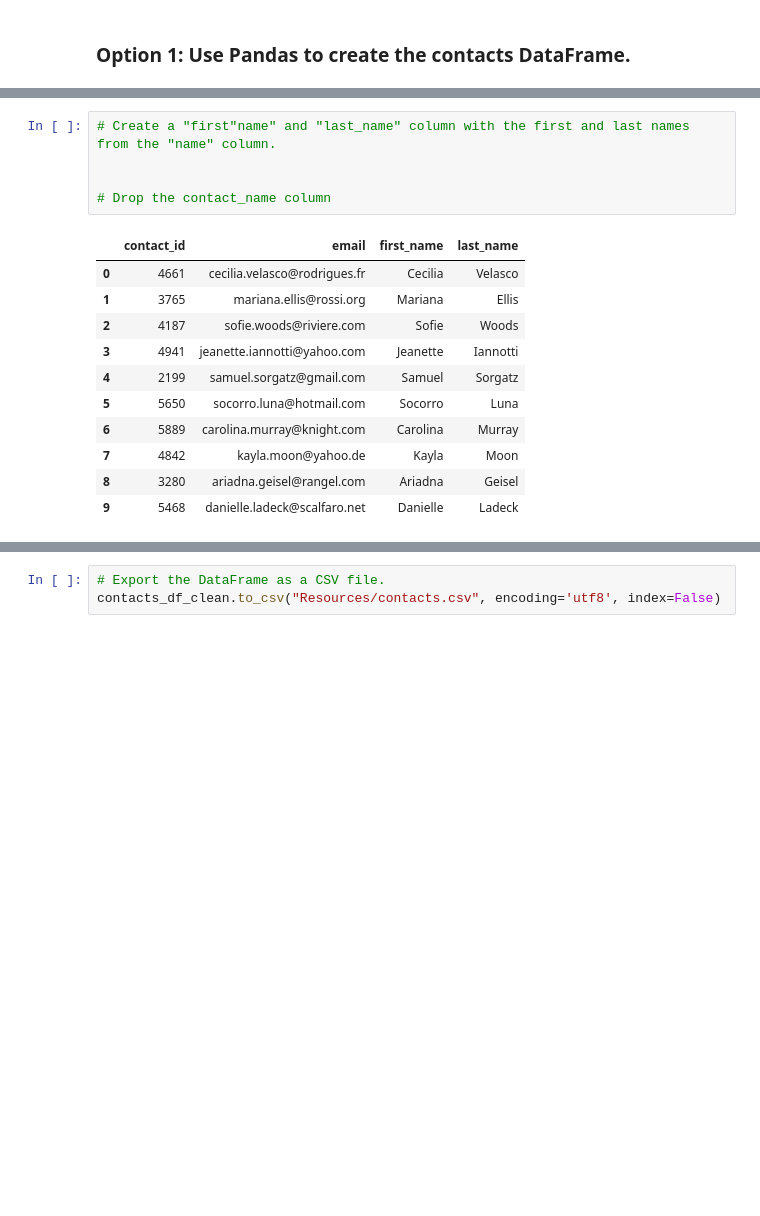
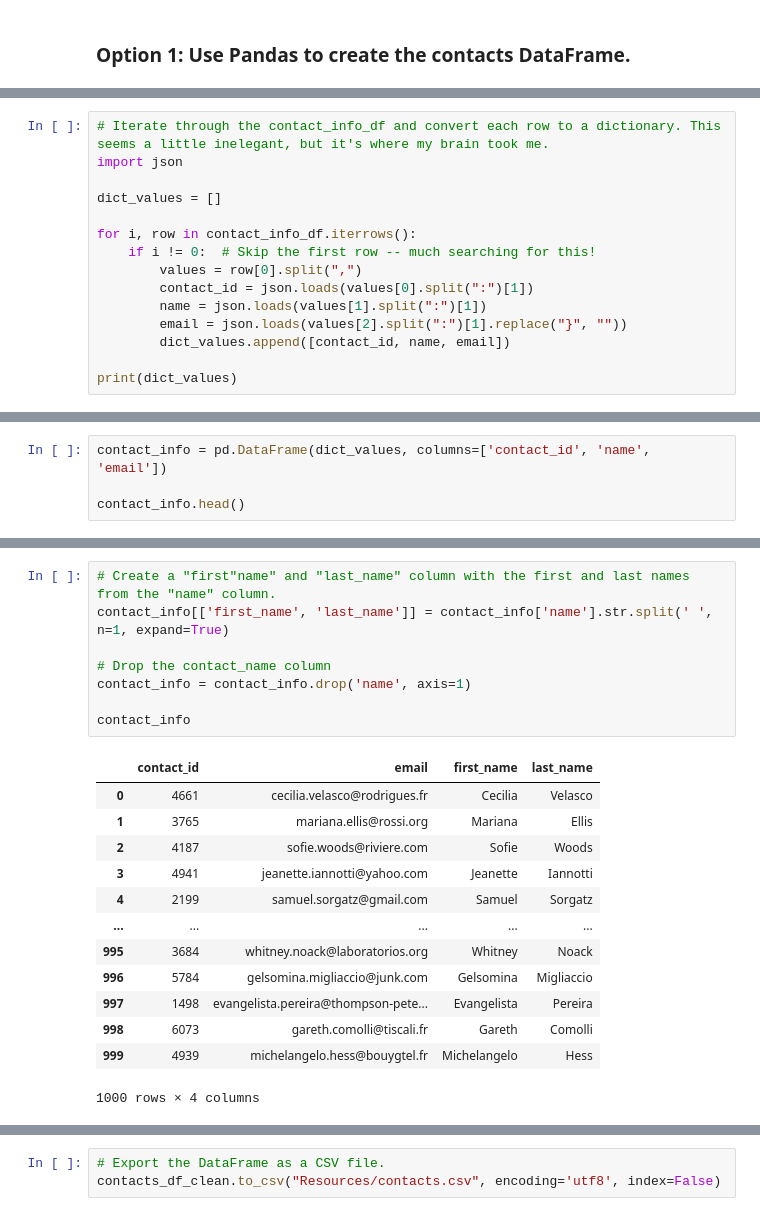
Before and after one commit to kristianrafuse/ETL-with-Python-Pandas, a Jupyter notebook: ETL_Mini_Project_KRafuse.ipynb, the cells around one changed output, grey strips where cells are left out. Cells and saved outputs as stored; diff of their text form; blank space fills up the shorter version.

```diff
--- a/ETL_Mini_Project_KRafuse.ipynb
+++ b/ETL_Mini_Project_KRafuse.ipynb
@@ -372,0 +353,15 @@ print(dict_values)
+# %%
+# Iterate through the contact_info_df and convert each row to a dictionary. This seems a little inelegant, but it's where my brain took me.
+import json
+
+dict_values = []
+
+for i, row in contact_info_df.iterrows():
+    if i != 0:  # Skip the first row -- much searching for this!
+        values = row[0].split(",")
+        contact_id = json.loads(values[0].split(":")[1])
+        name = json.loads(values[1].split(":")[1])
+        email = json.loads(values[2].split(":")[1].replace("}", ""))
+        dict_values.append([contact_id, name, email])
+
+print(dict_values)
@@ -372,0 +370,4 @@ print(dict_values)
+# %%
+contact_info = pd.DataFrame(dict_values, columns=['contact_id', 'name', 'email'])
+
+contact_info.head()
@@ -386,19 +396,24 @@ memory usage: 23.6+ KB
 # %%
 # Create a "first"name" and "last_name" column with the first and last names from the "name" column.
-
+contact_info[['first_name', 'last_name']] = contact_info['name'].str.split(' ', n=1, expand=True)
 
 # Drop the contact_name column
+contact_info = contact_info.drop('name', axis=1)
+
+contact_info
 # %% [output]
 |  | contact_id | email | first_name | last_name |
 | 0 | 4661 | cecilia.velasco@rodrigues.fr | Cecilia | Velasco |
 | 1 | 3765 | mariana.ellis@rossi.org | Mariana | Ellis |
 | 2 | 4187 | sofie.woods@riviere.com | Sofie | Woods |
 | 3 | 4941 | jeanette.iannotti@yahoo.com | Jeanette | Iannotti |
 | 4 | 2199 | samuel.sorgatz@gmail.com | Samuel | Sorgatz |
-| 5 | 5650 | socorro.luna@hotmail.com | Socorro | Luna |
-| 6 | 5889 | carolina.murray@knight.com | Carolina | Murray |
-| 7 | 4842 | kayla.moon@yahoo.de | Kayla | Moon |
-| 8 | 3280 | ariadna.geisel@rangel.com | Ariadna | Geisel |
-| 9 | 5468 | danielle.ladeck@scalfaro.net | Danielle | Ladeck |
+| ... | ... | ... | ... | ... |
+| 995 | 3684 | whitney.noack@laboratorios.org | Whitney | Noack |
+| 996 | 5784 | gelsomina.migliaccio@junk.com | Gelsomina | Migliaccio |
+| 997 | 1498 | evangelista.pereira@thompson-pete... | Evangelista | Pereira |
+| 998 | 6073 | gareth.comolli@tiscali.fr | Gareth | Comolli |
+| 999 | 4939 | michelangelo.hess@bouygtel.fr | Michelangelo | Hess |
+1000 rows × 4 columns
 # %%
 # Reorder the columns
```
Also changed, not shown: parts of 8 cells of this notebook, 1 other file.
